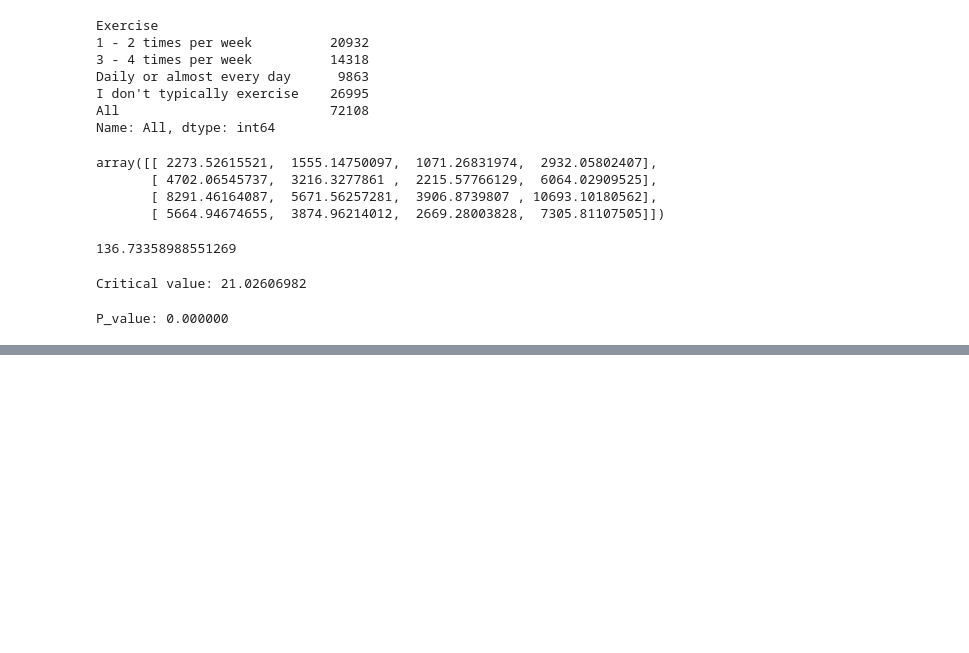
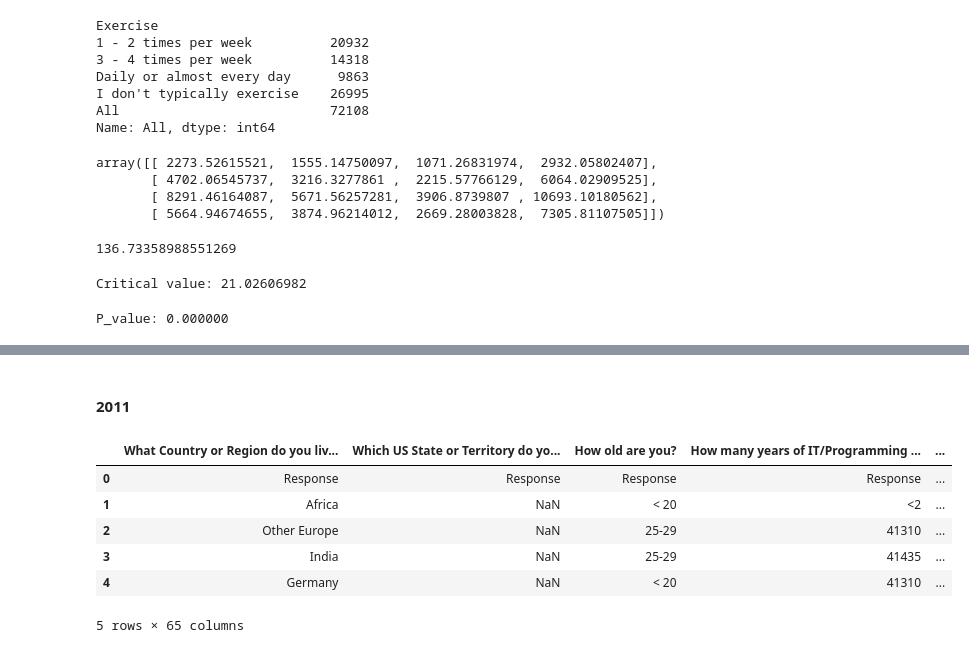
Before and after one commit to huli/the-transparent-coder, a Jupyter notebook: overview.ipynb, the cells around one changed output, grey strips where cells are left out. Saved outputs shown, nothing was run; the diff lists cells and outputs as text; code cells hidden in the pictures; blank space fills up the shorter version.

```diff
--- a/overview.ipynb
+++ b/overview.ipynb
@@ -447,0 +489,12 @@ plt.show()
+# %% [markdown]
+#### 2011
+# %%
+data2011.head()
+# %% [output]
+|  | What Country or Region do you liv... | Which US State or Territory do yo... | How old are you? | How many years of IT/Programming ... | ... |
+| 0 | Response | Response | Response | Response | ... |
+| 1 | Africa | NaN | < 20 | <2 | ... |
+| 2 | Other Europe | NaN | 25-29 | 41310 | ... |
+| 3 | India | NaN | 25-29 | 41435 | ... |
+| 4 | Germany | NaN | < 20 | 41310 | ... |
+5 rows × 65 columns
```
Also changed, not shown: parts of 13 cells of this notebook.
